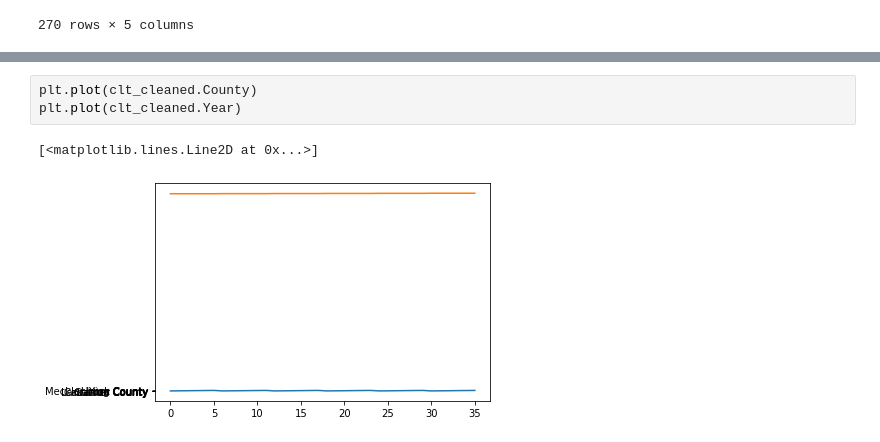
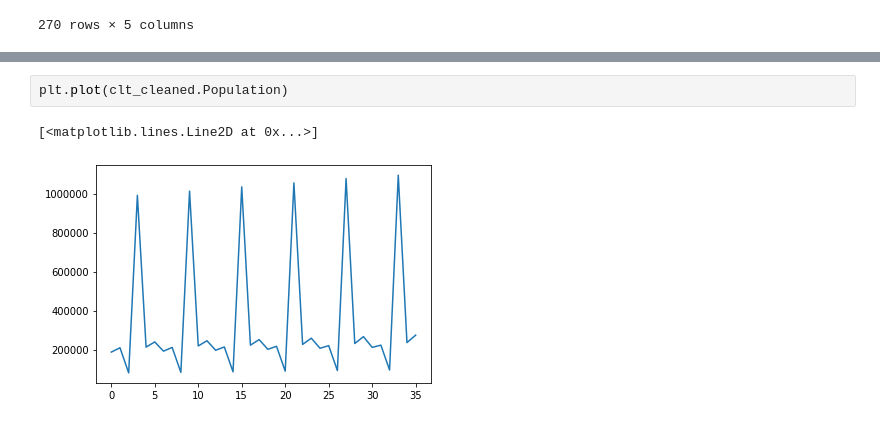
Before and after one commit to stegallc1/Group-1-LOB-, a Jupyter notebook: Project.ipynb, the cells around one changed output, grey strips where cells are left out. Saved outputs shown, nothing was run; the diff lists cells and outputs as text.

```diff
--- a/Project.ipynb
+++ b/Project.ipynb
@@ -437,6 +437,5 @@ print (clt_cleaned)
 # %%
-plt.plot(clt_cleaned.County)
-plt.plot(clt_cleaned.Year)
+plt.plot(clt_cleaned.Population)
 # %% [output]
 [<matplotlib.lines.Line2D at 0x...>]
-[figure, old version]
+[figure, new version]
```
Also changed, not shown: parts of 1 cell of this notebook, 1 other file.
